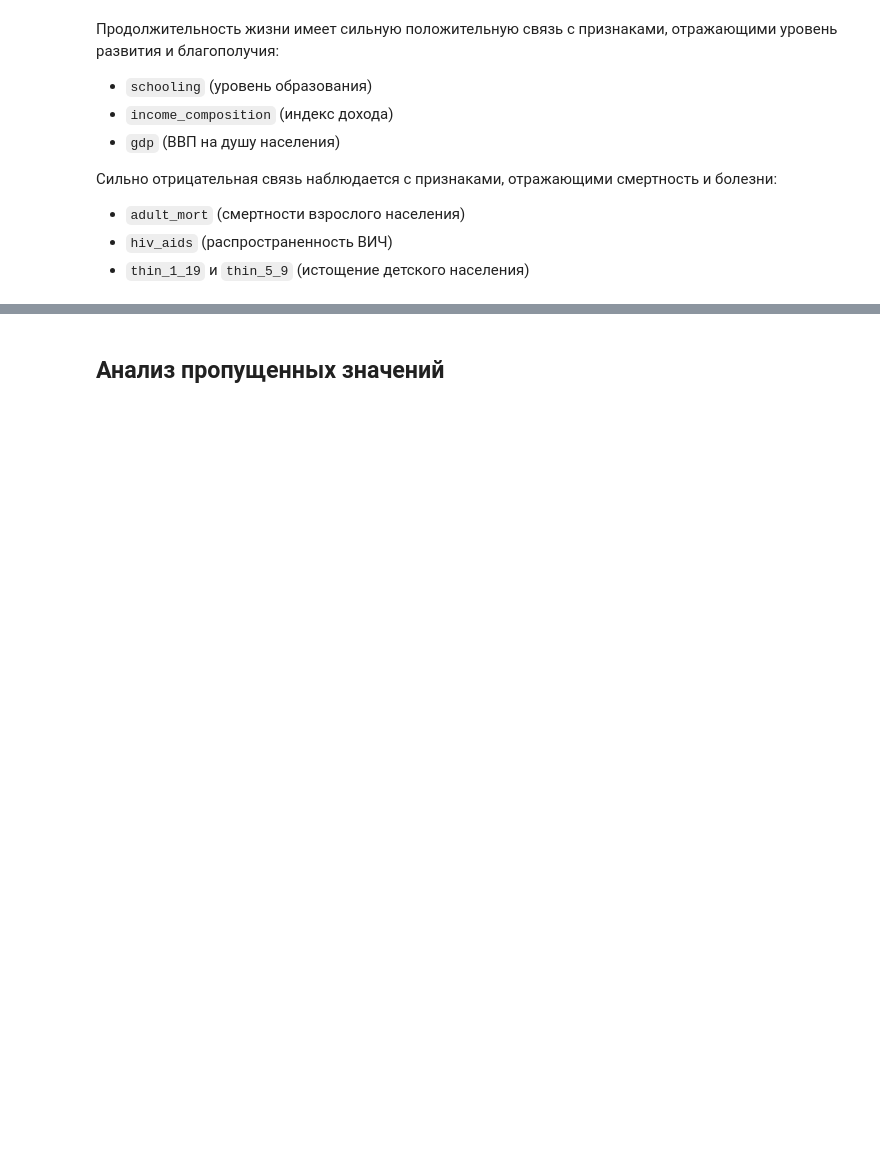
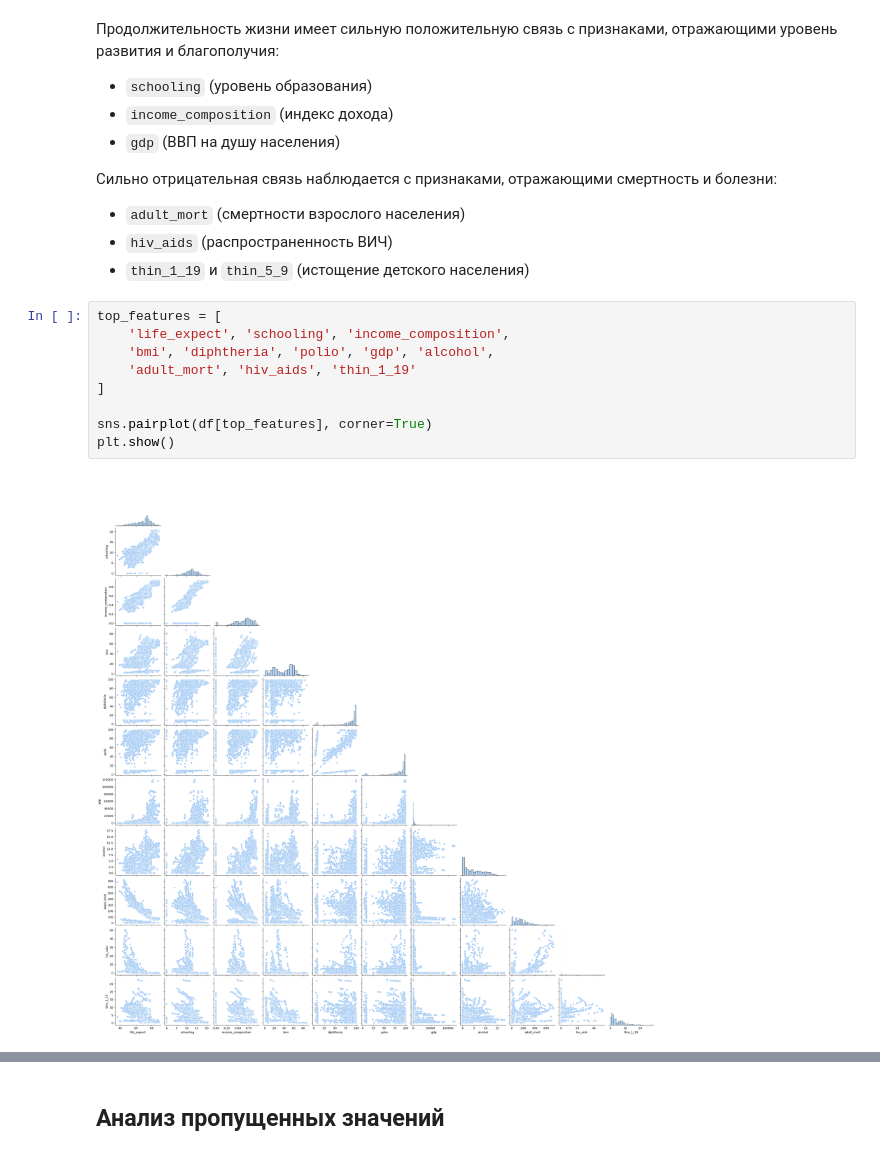
Before and after one commit to iliadobin/ml-econ-project, a Jupyter notebook: notebooks/exploration.ipynb, the cells around one changed output, grey strips where cells are left out. Saved outputs shown, nothing was run; the diff lists cells and outputs as text; blank space fills up the shorter version.

```diff
--- a/notebooks/exploration.ipynb
+++ b/notebooks/exploration.ipynb
@@ -204,3 +194,14 @@ Name: life_expect, dtype: float64
 - `adult_mort` (смертности взрослого населения)
 - `hiv_aids` (распространенность ВИЧ)
 - `thin_1_19` и `thin_5_9` (истощение детского населения)
+# %%
+top_features = [
+    'life_expect', 'schooling', 'income_composition',
+    'bmi', 'diphtheria', 'polio', 'gdp', 'alcohol',
+    'adult_mort', 'hiv_aids', 'thin_1_19'
+]
+
+sns.pairplot(df[top_features], corner=True)
+plt.show()
+# %% [output]
+[figure, added]
```
Also changed, not shown: parts of 14 cells of this notebook.
